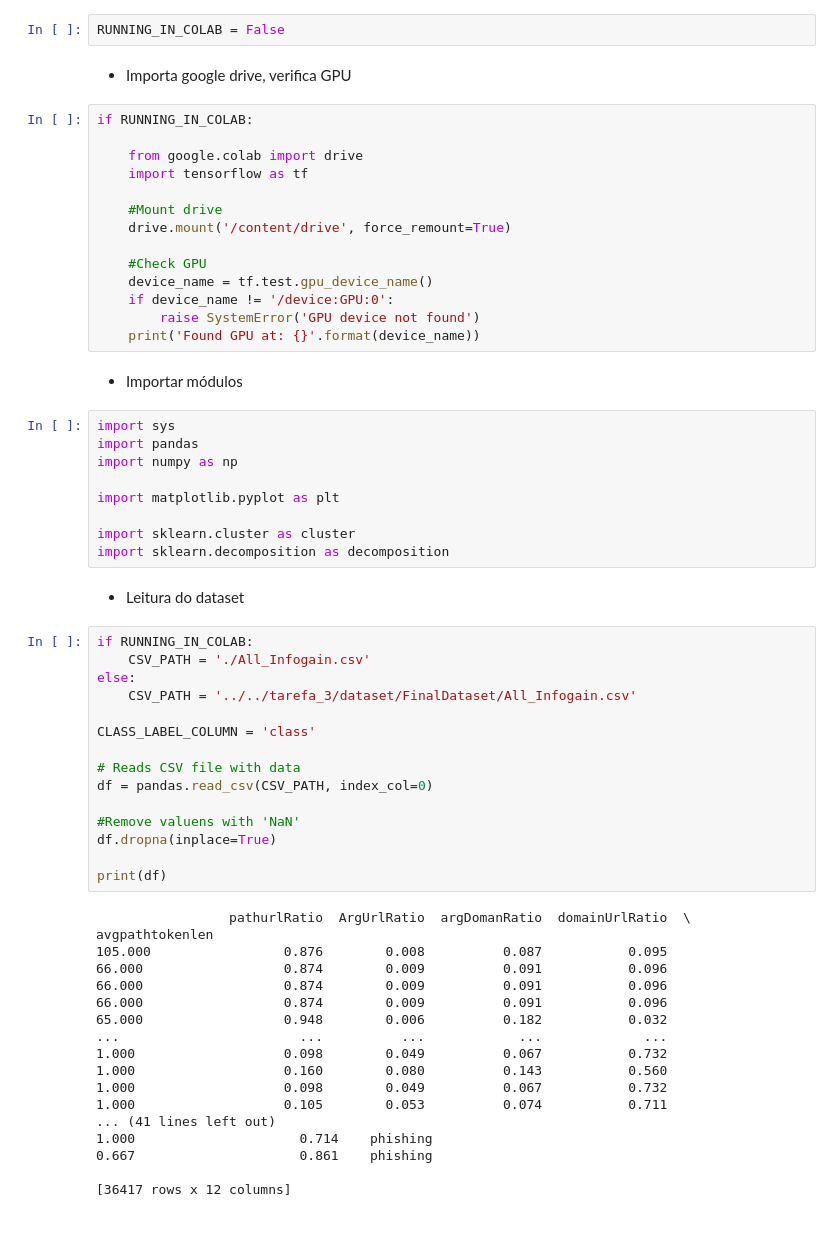
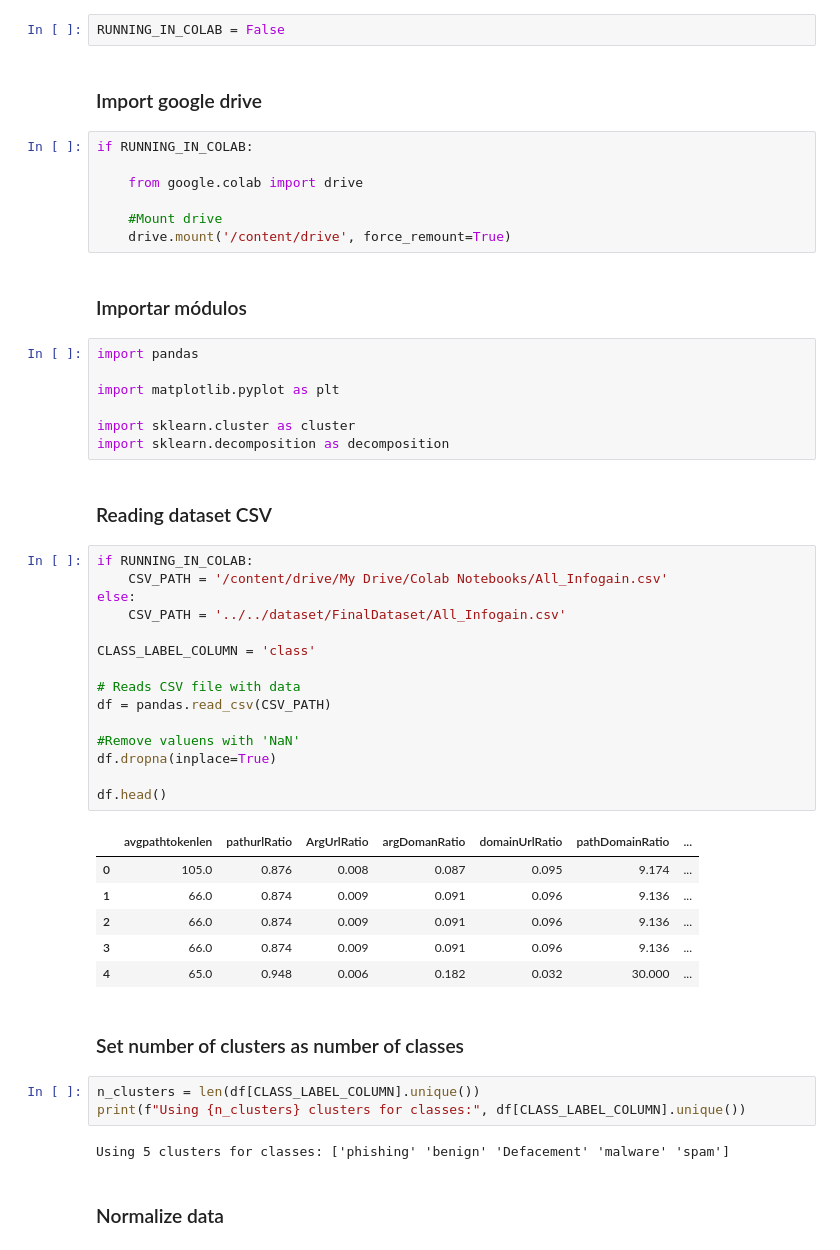
Before and after one commit to ChristianDPO/CDS-CI1030-ATIVIDADES, a Jupyter notebook: tarefa_4/src/Clustering.ipynb, the cells around one changed output. Saved outputs shown, nothing was run; the diff lists cells and outputs as text.

```diff
--- a/tarefa_4/src/Clustering.ipynb
+++ b/tarefa_4/src/Clustering.ipynb
@@ -5,64 +5,53 @@
 # %%
 RUNNING_IN_COLAB = False
 # %% [markdown]
-- Importa google drive, verifica GPU
+### Import google drive
 # %%
 if RUNNING_IN_COLAB:
 
     from google.colab import drive
-    import tensorflow as tf
 
     #Mount drive
     drive.mount('/content/drive', force_remount=True)
-
-    #Check GPU
-    device_name = tf.test.gpu_device_name()
-    if device_name != '/device:GPU:0':
-        raise SystemError('GPU device not found')
-    print('Found GPU at: {}'.format(device_name))
 # %% [markdown]
-- Importar módulos
+### Importar módulos
 # %%
-import sys
 import pandas
-import numpy as np
 
 import matplotlib.pyplot as plt
 
 import sklearn.cluster as cluster
 import sklearn.decomposition as decomposition
 # %% [markdown]
-- Leitura do dataset
+### Reading dataset CSV
 # %%
 if RUNNING_IN_COLAB:
-    CSV_PATH = './All_Infogain.csv'
+    CSV_PATH = '/content/drive/My Drive/Colab Notebooks/All_Infogain.csv'
 else:
-    CSV_PATH = '../../tarefa_3/dataset/FinalDataset/All_Infogain.csv'
+    CSV_PATH = '../../dataset/FinalDataset/All_Infogain.csv'
 
 CLASS_LABEL_COLUMN = 'class'
 
 # Reads CSV file with data
-df = pandas.read_csv(CSV_PATH, index_col=0)
+df = pandas.read_csv(CSV_PATH)
 
 #Remove valuens with 'NaN'
 df.dropna(inplace=True)
 
-print(df)
+df.head()
 # %% [output]
-                 pathurlRatio  ArgUrlRatio  argDomanRatio  domainUrlRatio  \
-avgpathtokenlen
-105.000                 0.876        0.008          0.087           0.095
-66.000                  0.874        0.009          0.091           0.096
-66.000                  0.874        0.009          0.091           0.096
-66.000                  0.874        0.009          0.091           0.096
-65.000                  0.948        0.006          0.182           0.032
-...                       ...          ...            ...             ...
-1.000                   0.098        0.049          0.067           0.732
-1.000                   0.160        0.080          0.143           0.560
-1.000                   0.098        0.049          0.067           0.732
-1.000                   0.105        0.053          0.074           0.711
-... (41 lines left out)
-1.000                     0.714    phishing
-0.667                     0.861    phishing
-
-[36417 rows x 12 columns]
+|  | avgpathtokenlen | pathurlRatio | ArgUrlRatio | argDomanRatio | domainUrlRatio | pathDomainRatio | ... |
+| 0 | 105.0 | 0.876 | 0.008 | 0.087 | 0.095 | 9.174 | ... |
+| 1 | 66.0 | 0.874 | 0.009 | 0.091 | 0.096 | 9.136 | ... |
+| 2 | 66.0 | 0.874 | 0.009 | 0.091 | 0.096 | 9.136 | ... |
+| 3 | 66.0 | 0.874 | 0.009 | 0.091 | 0.096 | 9.136 | ... |
+| 4 | 65.0 | 0.948 | 0.006 | 0.182 | 0.032 | 30.000 | ... |
+# %% [markdown]
+### Set number of clusters as number of classes
+# %%
+n_clusters = len(df[CLASS_LABEL_COLUMN].unique())
+print(f"Using {n_clusters} clusters for classes:", df[CLASS_LABEL_COLUMN].unique())
+# %% [output]
+Using 5 clusters for classes: ['phishing' 'benign' 'Defacement' 'malware' 'spam']
+# %% [markdown]
+### Normalize data
```
Also changed, not shown: parts of 16 cells of this notebook, 3 other files.
